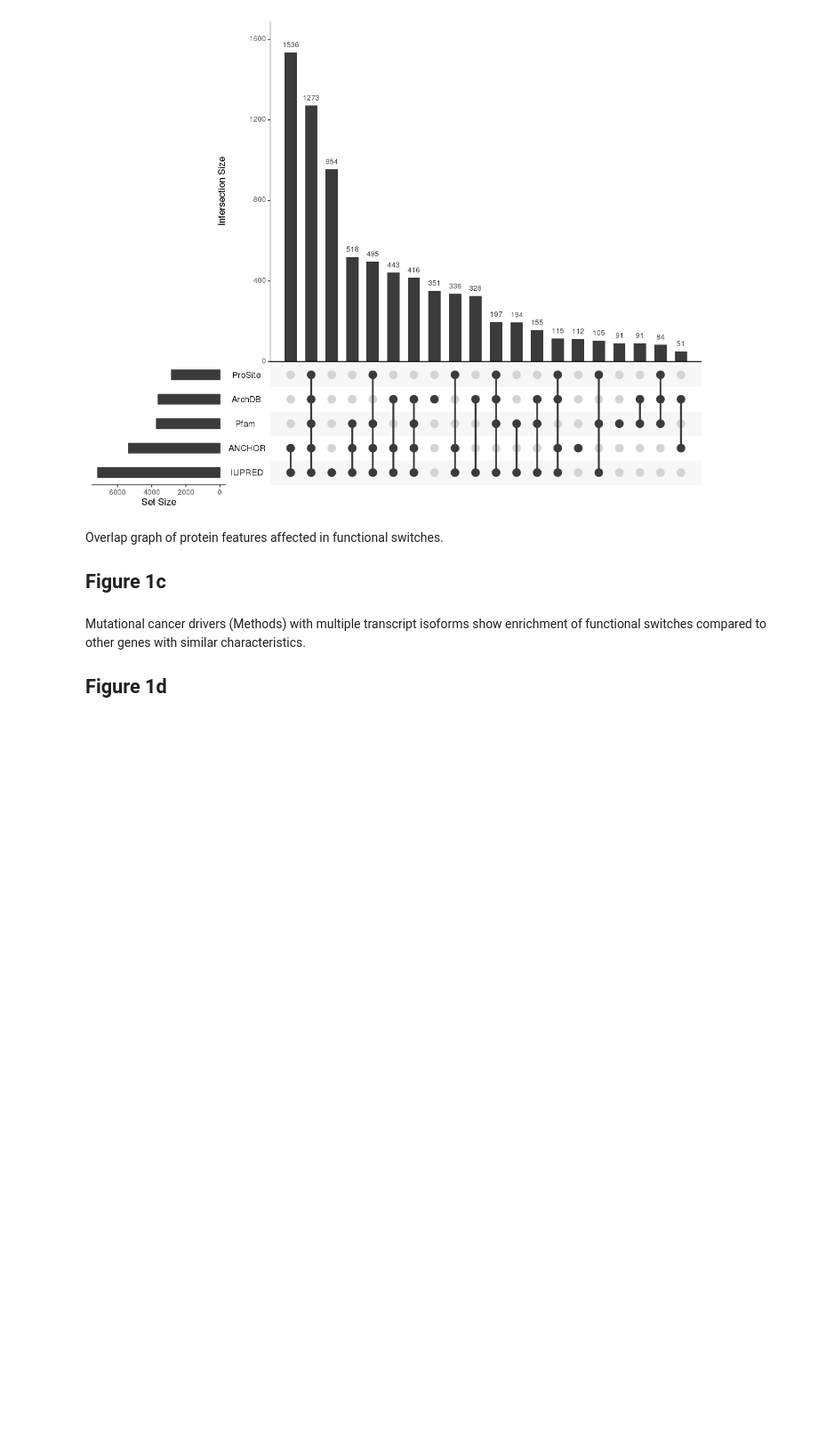
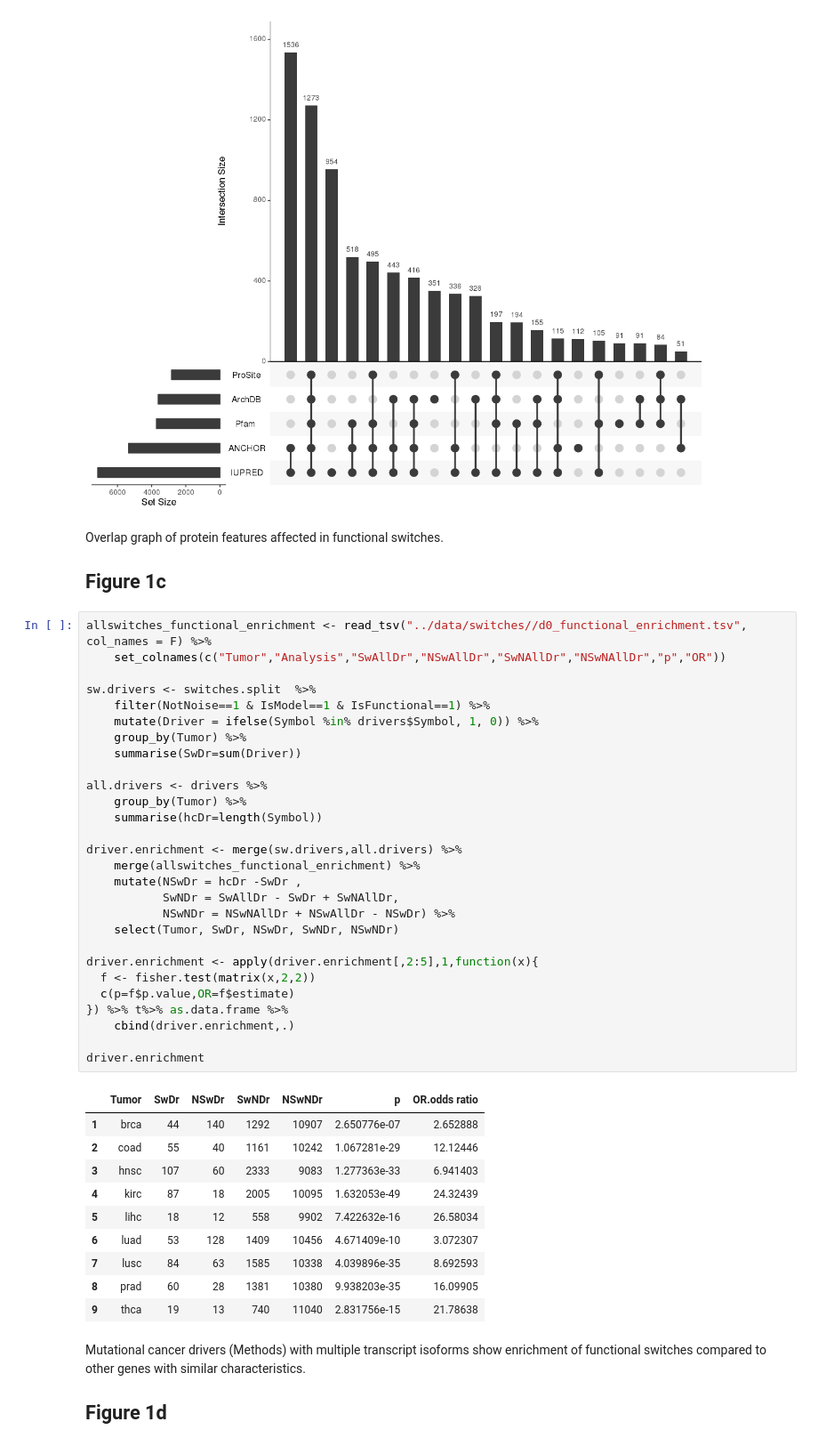
Before and after one commit to hclimente/smartas, a Jupyter notebook: switches/figures.ipynb, the cells around one changed output. Shown at 89% size. Cells and saved outputs as stored; diff of their text form; blank space fills up the shorter version.

```diff
--- a/switches/figures.ipynb
+++ b/switches/figures.ipynb
@@ -73,6 +61,45 @@ structural %>%
 # %% [markdown]
 Overlap graph of protein features affected in functional switches.
 ## Figure 1c
+# %%
+allswitches_functional_enrichment <- read_tsv("../data/switches//d0_functional_enrichment.tsv", col_names = F) %>%
+    set_colnames(c("Tumor","Analysis","SwAllDr","NSwAllDr","SwNAllDr","NSwNAllDr","p","OR"))
+
+sw.drivers <- switches.split  %>%
+    filter(NotNoise==1 & IsModel==1 & IsFunctional==1) %>%
+    mutate(Driver = ifelse(Symbol %in% drivers$Symbol, 1, 0)) %>%
+    group_by(Tumor) %>%
+    summarise(SwDr=sum(Driver))
+
+all.drivers <- drivers %>%
+    group_by(Tumor) %>%
+    summarise(hcDr=length(Symbol))
+
+driver.enrichment <- merge(sw.drivers,all.drivers) %>%
+    merge(allswitches_functional_enrichment) %>%
+    mutate(NSwDr = hcDr -SwDr ,
+           SwNDr = SwAllDr - SwDr + SwNAllDr,
+           NSwNDr = NSwNAllDr + NSwAllDr - NSwDr) %>%
+    select(Tumor, SwDr, NSwDr, SwNDr, NSwNDr)
+
+driver.enrichment <- apply(driver.enrichment[,2:5],1,function(x){
+  f <- fisher.test(matrix(x,2,2))
+  c(p=f$p.value,OR=f$estimate)
+}) %>% t%>% as.data.frame %>%
+    cbind(driver.enrichment,.)
+
+driver.enrichment
+# %% [output]
+|  | Tumor | SwDr | NSwDr | SwNDr | NSwNDr | p | OR.odds ratio |
+| 1 | brca | 44 | 140 | 1292 | 10907 | 2.650776e-07 | 2.652888 |
+| 2 | coad | 55 | 40 | 1161 | 10242 | 1.067281e-29 | 12.12446 |
+| 3 | hnsc | 107 | 60 | 2333 | 9083 | 1.277363e-33 | 6.941403 |
+| 4 | kirc | 87 | 18 | 2005 | 10095 | 1.632053e-49 | 24.32439 |
+| 5 | lihc | 18 | 12 | 558 | 9902 | 7.422632e-16 | 26.58034 |
+| 6 | luad | 53 | 128 | 1409 | 10456 | 4.671409e-10 | 3.072307 |
+| 7 | lusc | 84 | 63 | 1585 | 10338 | 4.039896e-35 | 8.692593 |
+| 8 | prad | 60 | 28 | 1381 | 10380 | 9.938203e-35 | 16.09905 |
+| 9 | thca | 19 | 13 | 740 | 11040 | 2.831756e-15 | 21.78638 |
 # %% [markdown]
 Mutational cancer drivers (Methods) with multiple transcript isoforms show enrichment of functional switches compared to other genes with similar characteristics.
 ## Figure 1d
```
Also changed, not shown: parts of 3 cells of this notebook.
